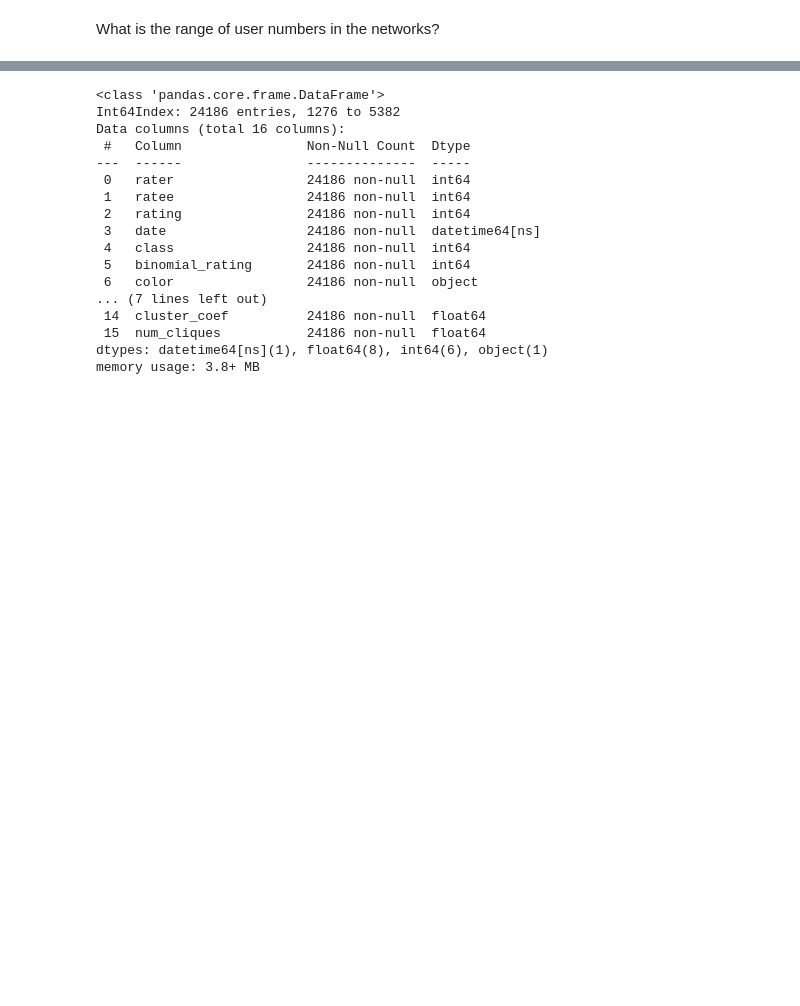
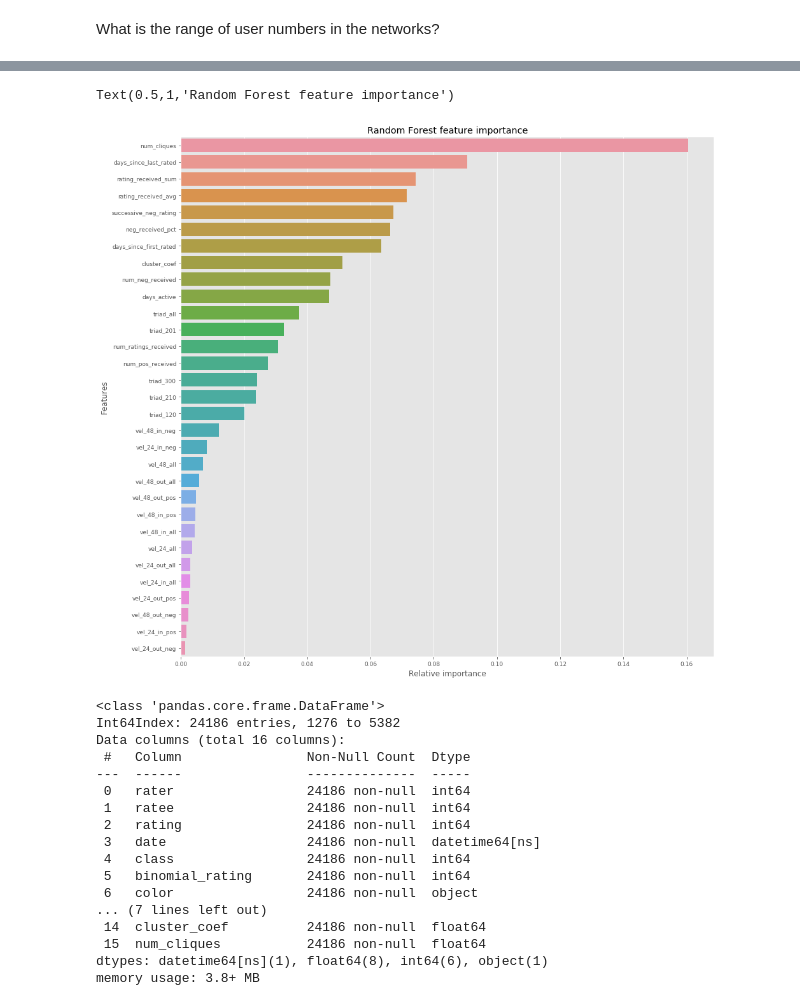
Before and after one commit to allanalberts/Fighting-Fraud-With-Graph-Theory, a Jupyter notebook: notebooks/predictive_model.ipynb, the cells around one changed output, grey strips where cells are left out. Drawn from its saved outputs; the diff is of its cells as text; code cells hidden in the pictures; blank space fills up the shorter version.

```diff
--- a/notebooks/predictive_model.ipynb
+++ b/notebooks/predictive_model.ipynb
@@ -25,0 +38,4 @@ otc_users = h.user_activity_dataframe(otc_df)
+# %%
+cols = ['ratee','rater','date','rating','class']
+features_df = pd.merge(pd.merge(pd.merge(df_gr,df_dv,on=cols),df_sv,on=cols),df_b,on=cols)
+features_df.drop(['binomial_rating','color','penwidth'], axis=1, inplace=True)
@@ -27,0 +71,27 @@ What is the range of user numbers in the networks?
+# %%
+from sklearn.model_selection import train_test_split
+from sklearn.ensemble import RandomForestClassifier
+from sklearn.metrics import confusion_matrix
+from sklearn.metrics import recall_score
+from sklearn.metrics import precision_score
+# X = alpha_with_ratee_stats.copy()
+# X = X.drop(['rater', 'ratee', 'rating','date', 'color', 'penwidth', 'binomial_rating'], axis=1)
+X = features_df.copy()
+X = X.drop(['rater', 'ratee', 'rating','date'], axis=1)
+y = X.pop('class')
+
+
+X_train, X_test, y_train, y_test = train_test_split(X, y,
+                                                    stratify=y, shuffle=True,
+                                                    random_state=123)
+
+RF = RandomForestClassifier(n_jobs=-1, random_state=123)
+RF.fit(X_train, y_train)
+y_preds = RF.predict(X_test)
+recall = recall_score(y_test, y_preds)
+precision = precision_score(y_test, y_preds)
+
+# print(X_test[(y_preds==0) & (X_test['num_neg_received']>0)].head(10))
+print(recall)
+print(precision)
+RF.feature_importances_
@@ -28,3 +107,17 @@ What is the range of user numbers in the networks?
+# %%
+import seaborn as sns
+fig = plt.figure(figsize=(15,15))
+
+name = "Random Forest"
+indices = np.argsort(RF.feature_importances_)[::-1][:40]
+ax1 = sns.barplot(y=X_train.columns[indices][:40],x = RF.feature_importances_[indices][:40] , orient='h')
+ax1.set_xlabel("Relative importance",fontsize=12)
+ax1.set_ylabel("Features",fontsize=12)
+ax1.tick_params(labelsize=9)
+ax1.set_title(name + " feature importance")
+# %% [output]
+Text(0.5,1,'Random Forest feature importance')
+[figure, added]
 # %%
 # number of unique days in dataset
 # This is the number of iterations of node2vec that will need to be run
```
Also changed, not shown: parts of 7 cells of this notebook, 1 other file.
